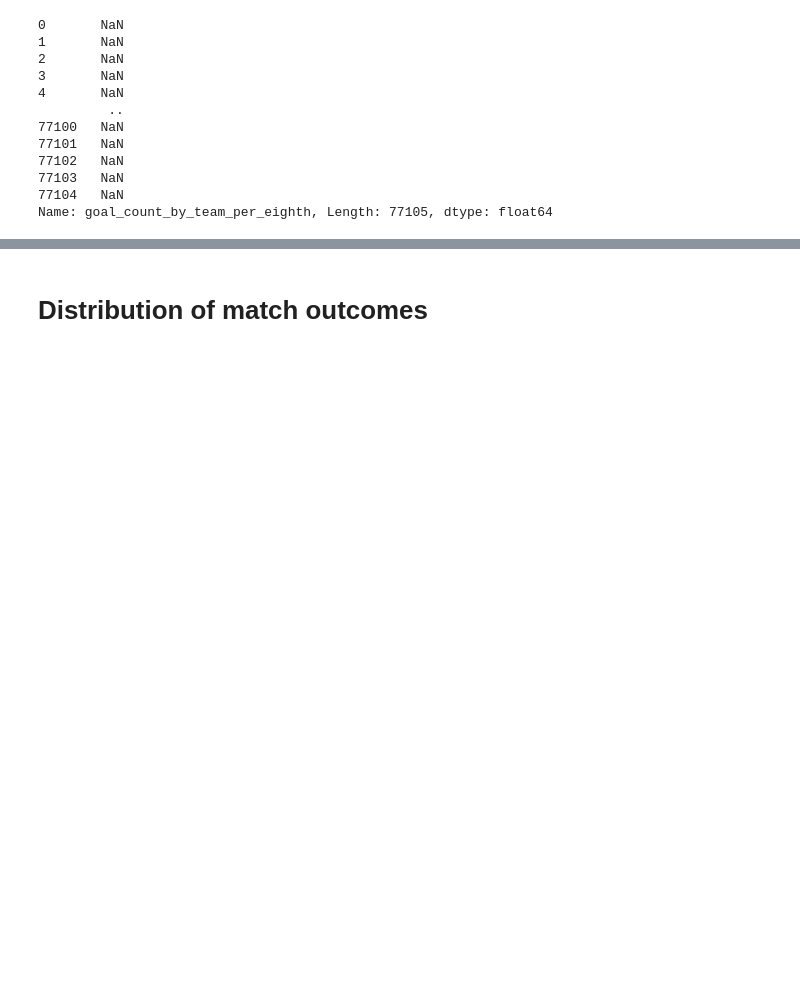
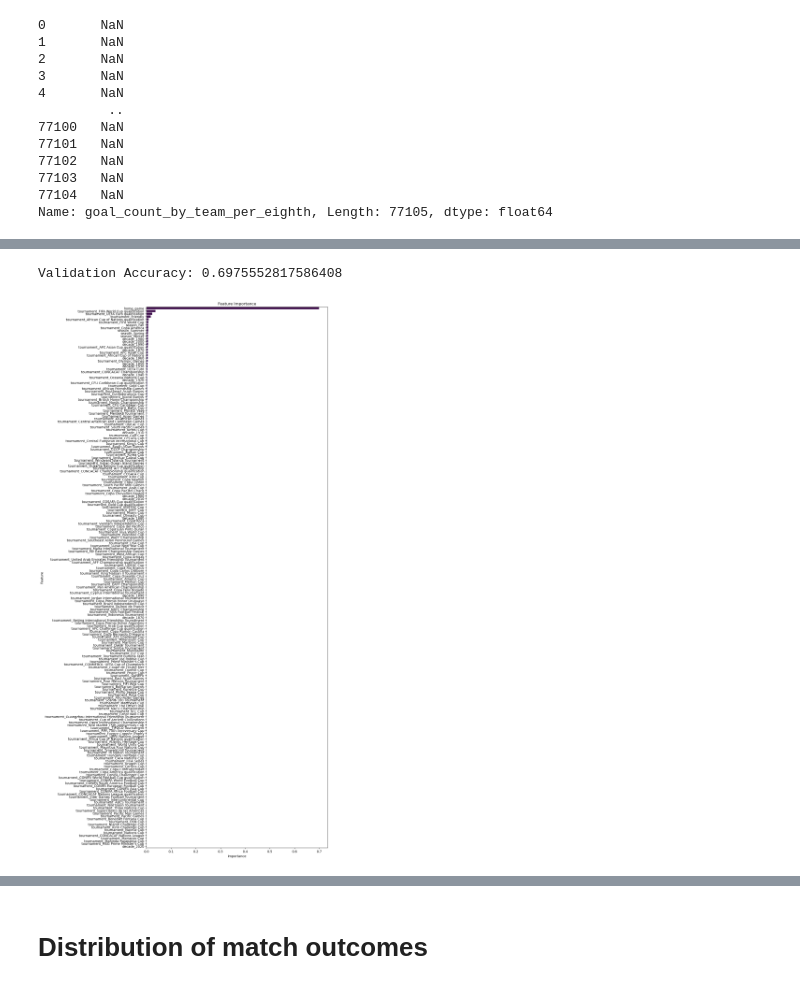
Before and after one commit to edenede2/MLcourse, a Jupyter notebook: a2/sectionA.ipynb, the cells around one changed output, grey strips where cells are left out. Drawn from its saved outputs; the diff is of its cells as text; code cells hidden in the pictures; blank space fills up the shorter version.

```diff
--- a/a2/sectionA.ipynb
+++ b/a2/sectionA.ipynb
@@ -548,0 +700,3 @@ merged_df['goal_count_by_player_per_eighth_per_season'] = merged_df.groupby(['sc
+# %%
+# One-hot encode the tournament feature, season, and decade
+training_model_df = pd.get_dummies(training_model_df, columns=['tournament', 'season', 'decade'])
@@ -548,0 +717,15 @@ merged_df['goal_count_by_player_per_eighth_per_season'] = merged_df.groupby(['sc
+# %%
+# Model Training
+# Split the data into features and target variable
+X = training_model_df.drop(columns=['home_team_won'])
+y = training_model_df['home_team_won']
+
+# Split the data into training, validation, and test sets (70% train, 20% validation, 10% test)
+X_train = X[:int(0.7*len(X))]
+y_train = y[:int(0.7*len(y))]
+
+X_val = X[int(0.7*len(X)):int(0.9*len(X))]
+y_val = y[int(0.7*len(y)):int(0.9*len(y))]
+
+X_test = X[int(0.9*len(X)):]
+y_test = y[int(0.9*len(y)):]
@@ -548,0 +738,27 @@ merged_df['goal_count_by_player_per_eighth_per_season'] = merged_df.groupby(['sc
+# %%
+# Initialize the model
+RFmodel = RandomForestClassifier()
+
+# Fit the model
+RFmodel.fit(X_train, y_train)
+
+# Make predictions
+y_pred = RFmodel.predict(X_val)
+
+# Calculate the accuracy
+accuracy = accuracy_score(y_val, y_pred)
+
+print(f'Validation Accuracy: {accuracy}')
+
+# Feature Importance
+feature_importance = pd.Series(RFmodel.feature_importances_, index=X.columns).sort_values(ascending=False)
+
+plt.figure(figsize=(10, 30))
+sns.barplot(x=feature_importance, y=feature_importance.index, palette='viridis')
+plt.title('Feature Importance')
+plt.xlabel('Importance')
+plt.ylabel('Feature')
+plt.show()
+# %% [output]
+Validation Accuracy: 0.6975552817586408
+[figure, added]
```
Also changed, not shown: parts of 47 cells of this notebook.
